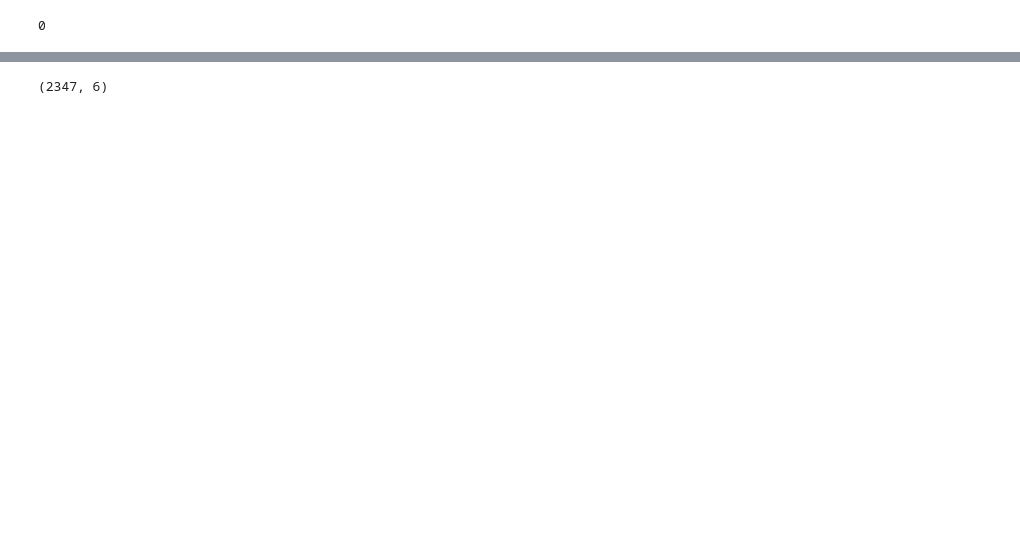
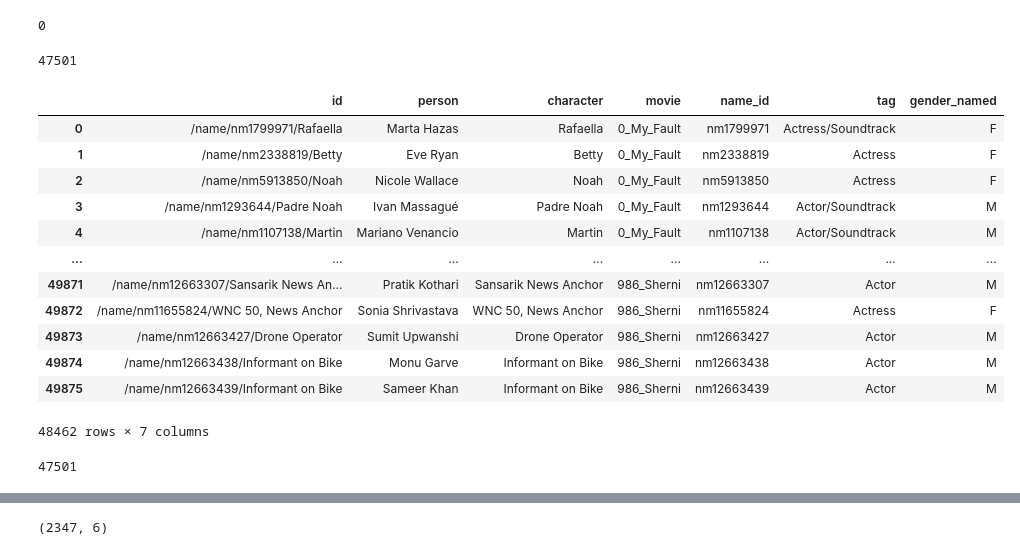
Before and after one commit to safal312/xray-collector, a Jupyter notebook: 6_character_metadata/gender/clean_gender.ipynb, the cells around one changed output, grey strips where cells are left out. Saved outputs shown, nothing was run; the diff lists cells and outputs as text; code cells hidden in the pictures; blank space fills up the shorter version.

```diff
--- a/6_character_metadata/gender/clean_gender.ipynb
+++ b/6_character_metadata/gender/clean_gender.ipynb
@@ -30,3 +30,33 @@ df_sub.shape
 sum(df_sub[df_sub['gender'].str.contains('Actor')]['gender'].str.contains('Actress'))
 # %% [output]
 0
+# %%
+sum(df_sub['gender'].str.contains('Actor|Actress'))
+# %% [output]
+47501
+# %%
+# sum(df_sub['gender'].str.contains('Actor')), sum(df_sub['gender'].str.contains('Actress'))
+df_sub_g = df_sub.copy()
+df_sub_g['gender_named'] = None
+df_sub_g.loc[df_sub_g['gender'].str.contains('Actor'),'gender_named'] = "M"
+df_sub_g.loc[df_sub_g['gender'].str.contains('Actress'),'gender_named'] = "F"
+df_sub_g = df_sub_g.rename(columns={'gender':'tag'})
+df_sub_g
+# %% [output]
+|  | id | person | character | movie | name_id | tag | gender_named |
+| 0 | /name/nm1799971/Rafaella | Marta Hazas | Rafaella | 0_My_Fault | nm1799971 | Actress/Soundtrack | F |
+| 1 | /name/nm2338819/Betty | Eve Ryan | Betty | 0_My_Fault | nm2338819 | Actress | F |
+| 2 | /name/nm5913850/Noah | Nicole Wallace | Noah | 0_My_Fault | nm5913850 | Actress | F |
+| 3 | /name/nm1293644/Padre Noah | Ivan Massagué | Padre Noah | 0_My_Fault | nm1293644 | Actor/Soundtrack | M |
+| 4 | /name/nm1107138/Martin | Mariano Venancio | Martin | 0_My_Fault | nm1107138 | Actor/Soundtrack | M |
+| ... | ... | ... | ... | ... | ... | ... | ... |
+| 49871 | /name/nm12663307/Sansarik News An... | Pratik Kothari | Sansarik News Anchor | 986_Sherni | nm12663307 | Actor | M |
+| 49872 | /name/nm11655824/WNC 50, News Anchor | Sonia Shrivastava | WNC 50, News Anchor | 986_Sherni | nm11655824 | Actress | F |
+| 49873 | /name/nm12663427/Drone Operator | Sumit Upwanshi | Drone Operator | 986_Sherni | nm12663427 | Actor | M |
+| 49874 | /name/nm12663438/Informant on Bike | Monu Garve | Informant on Bike | 986_Sherni | nm12663438 | Actor | M |
+| 49875 | /name/nm12663439/Informant on Bike | Sameer Khan | Informant on Bike | 986_Sherni | nm12663439 | Actor | M |
+48462 rows × 7 columns
+# %%
+sum(~df_sub_g['gender_named'].isnull())
+# %% [output]
+47501
```
Also changed, not shown: parts of 5 cells of this notebook, 30 other files.
